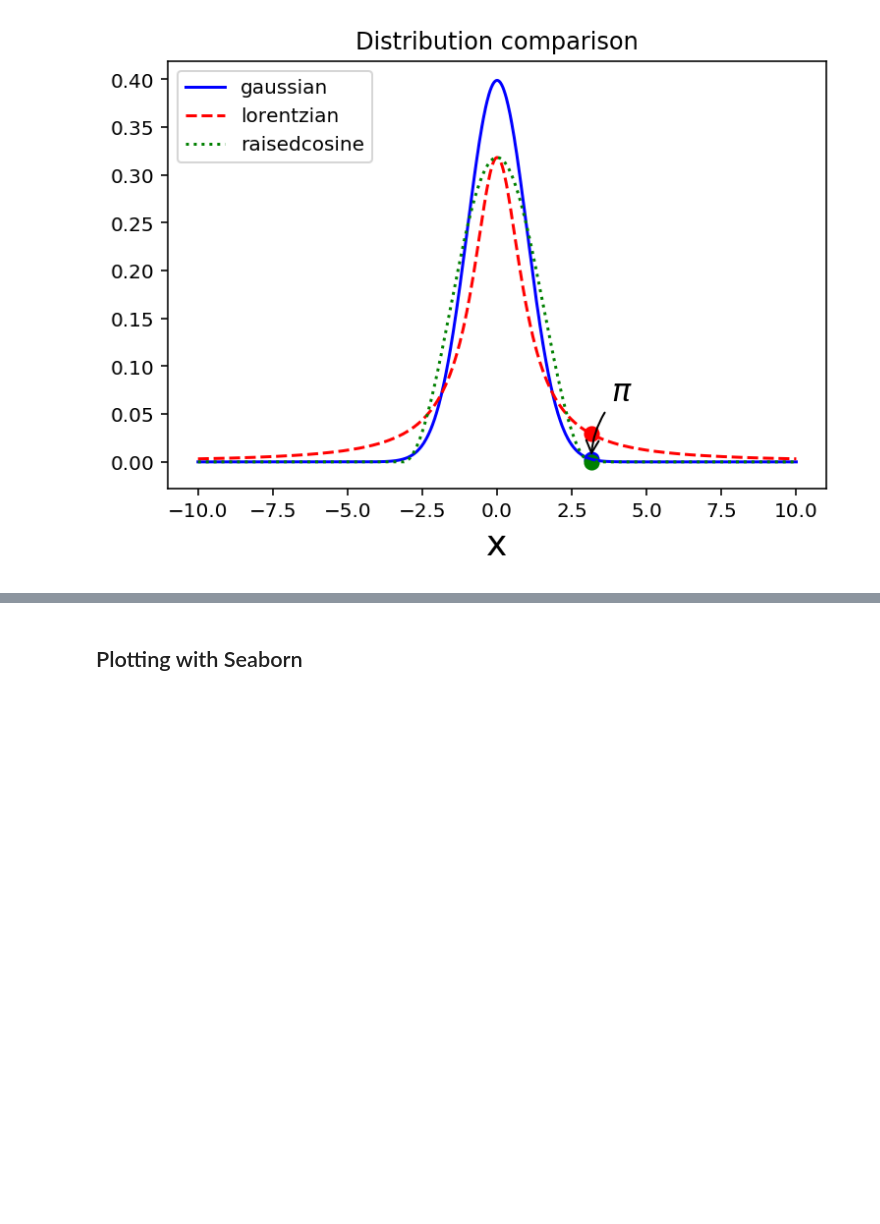
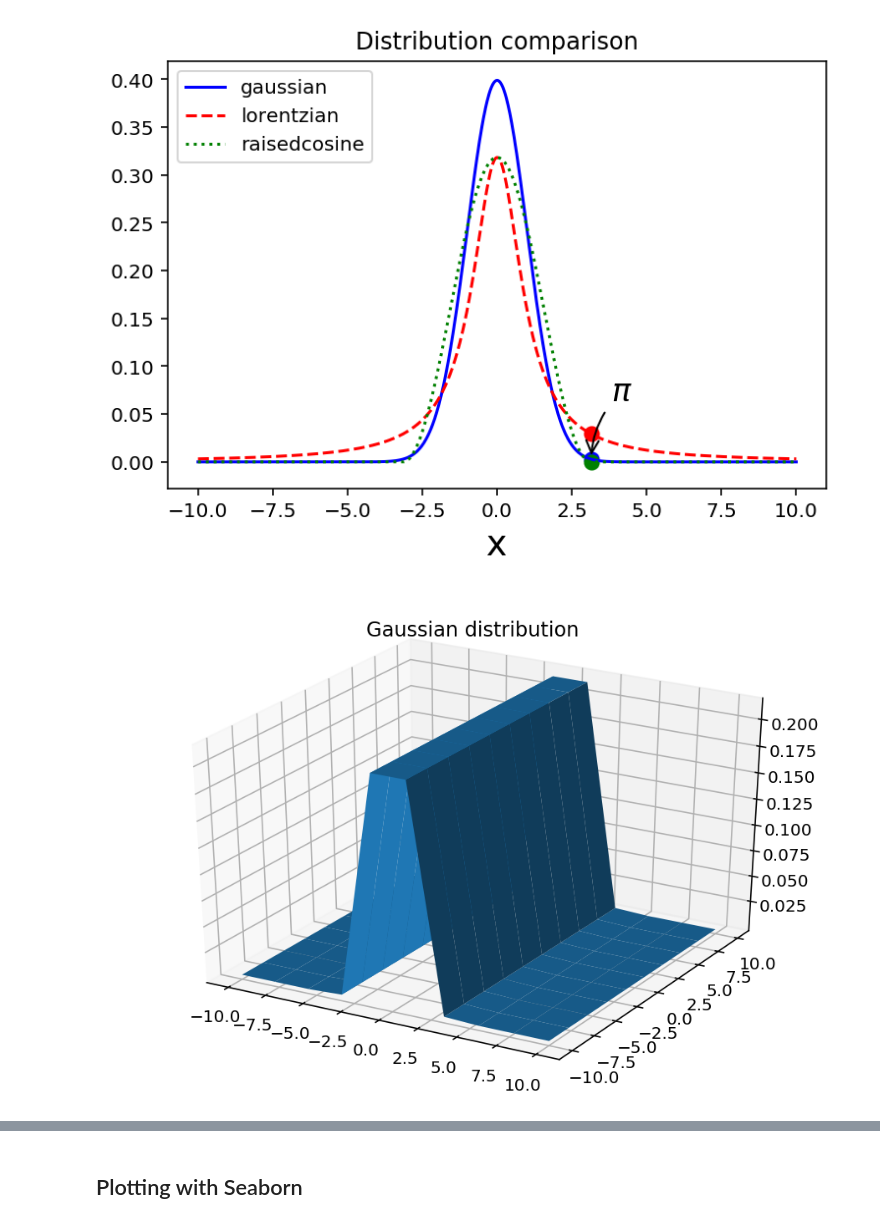
Before and after one commit to chapman-phys220-2018s/cw-05-phys220, a Jupyter notebook: cw05.ipynb, the cells around one changed output, grey strips where cells are left out. Cells and saved outputs as stored; diff of their text form; code cells hidden in the pictures; blank space fills up the shorter version.

Commit message:
3D plots

```diff
--- a/cw05.ipynb
+++ b/cw05.ipynb
@@ -166,3 +165,15 @@ def make_new_plots(a=-10,b=10,n=1000):
 make_new_plots(n=1000)
 # %% [output]
 [figure]
+# %%
+def gaussian_3d_plot(a = -10, b = 10, n = 1000):
+    x = np.linspace(a,b,n)
+    fig = plt.figure()
+    ax = Axes3D(fig)
+    x, y = np.meshgrid(x, x)
+    ax.plot_surface(x, y, gaussian(x))
+    plt.title("Gaussian distribution")
+
+gaussian_3d_plot(n=10)
+# %% [output]
+[figure, added]
```
Also changed, not shown: parts of 6 cells of this notebook.
